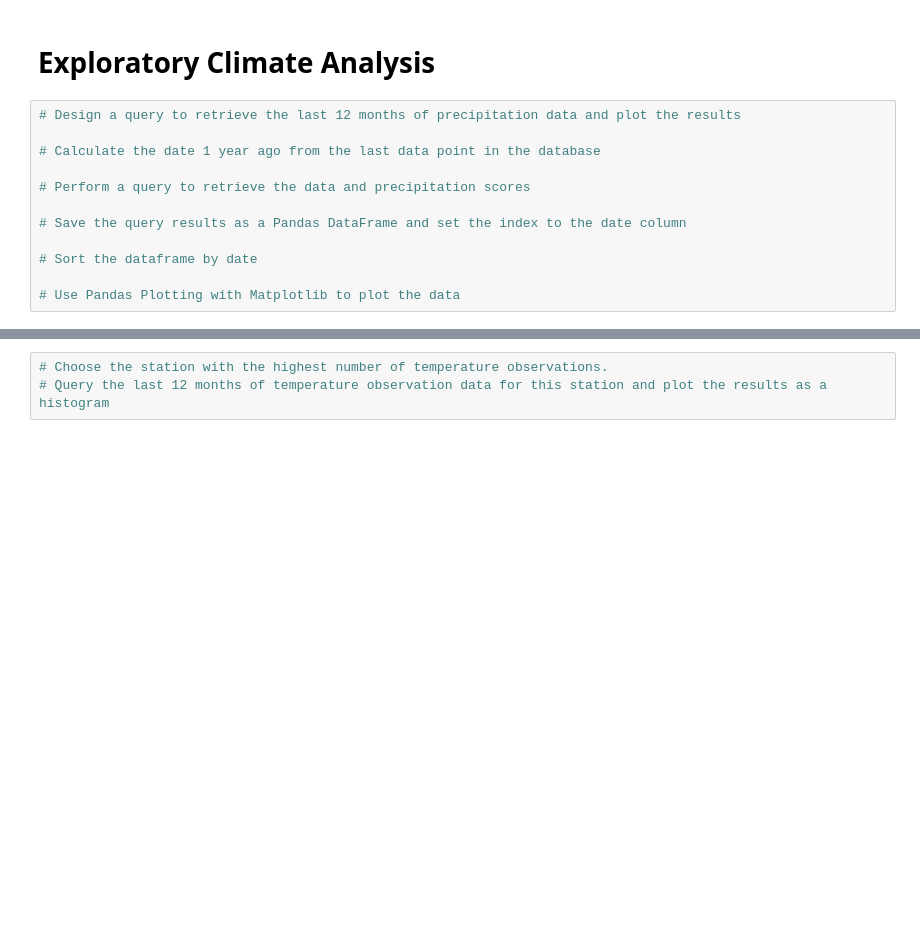
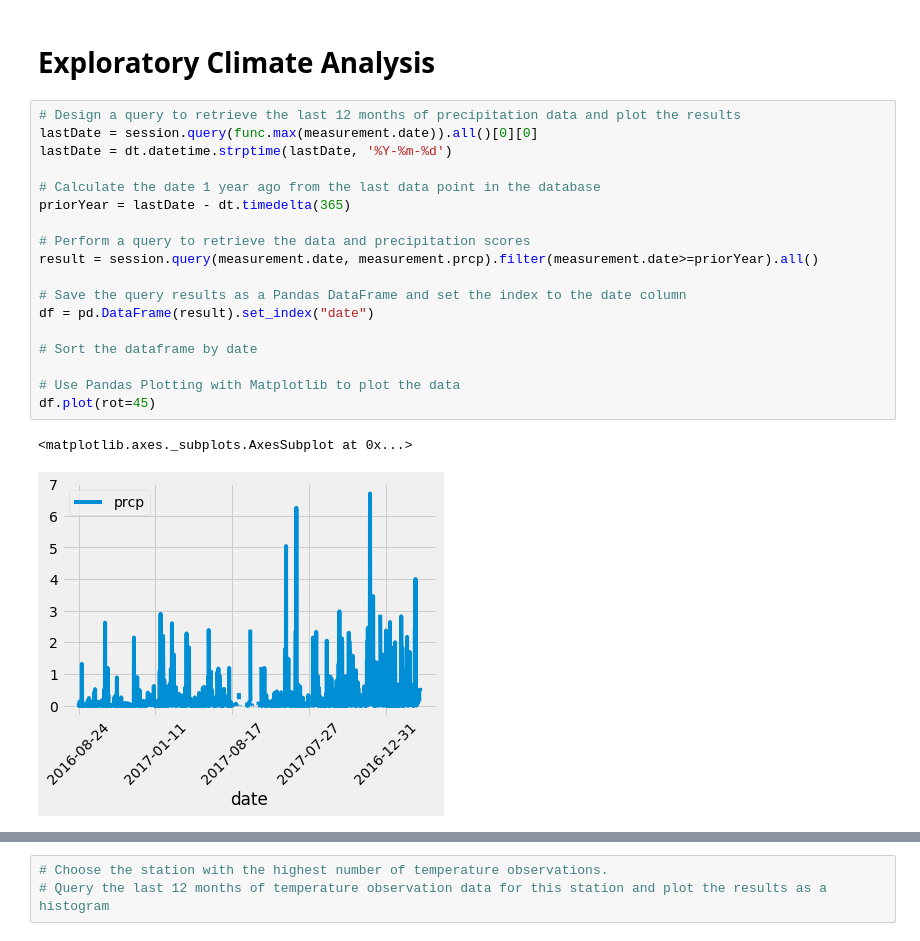
Before and after one commit to SofiaAS1/SQLalchemy-Challenge, a Jupyter notebook: climate_starter.ipynb, the cells around one changed output, grey strips where cells are left out. Cells and saved outputs as stored; diff of their text form; blank space fills up the shorter version.

```diff
--- a/climate_starter.ipynb
+++ b/climate_starter.ipynb
@@ -40,15 +63,24 @@ session = Session(engine)
 # Exploratory Climate Analysis
 # %%
 # Design a query to retrieve the last 12 months of precipitation data and plot the results
+lastDate = session.query(func.max(measurement.date)).all()[0][0]
+lastDate = dt.datetime.strptime(lastDate, '%Y-%m-%d')
 
 # Calculate the date 1 year ago from the last data point in the database
+priorYear = lastDate - dt.timedelta(365)
 
 # Perform a query to retrieve the data and precipitation scores
+result = session.query(measurement.date, measurement.prcp).filter(measurement.date>=priorYear).all()
 
 # Save the query results as a Pandas DataFrame and set the index to the date column
+df = pd.DataFrame(result).set_index("date")
 
 # Sort the dataframe by date
 
 # Use Pandas Plotting with Matplotlib to plot the data
+df.plot(rot=45)
+# %% [output]
+<matplotlib.axes._subplots.AxesSubplot at 0x...>
+[figure, added]
 # %%
 # Use Pandas to calcualte the summary statistics for the precipitation data
```
Also changed, not shown: parts of 7 cells of this notebook, 2 other files.
